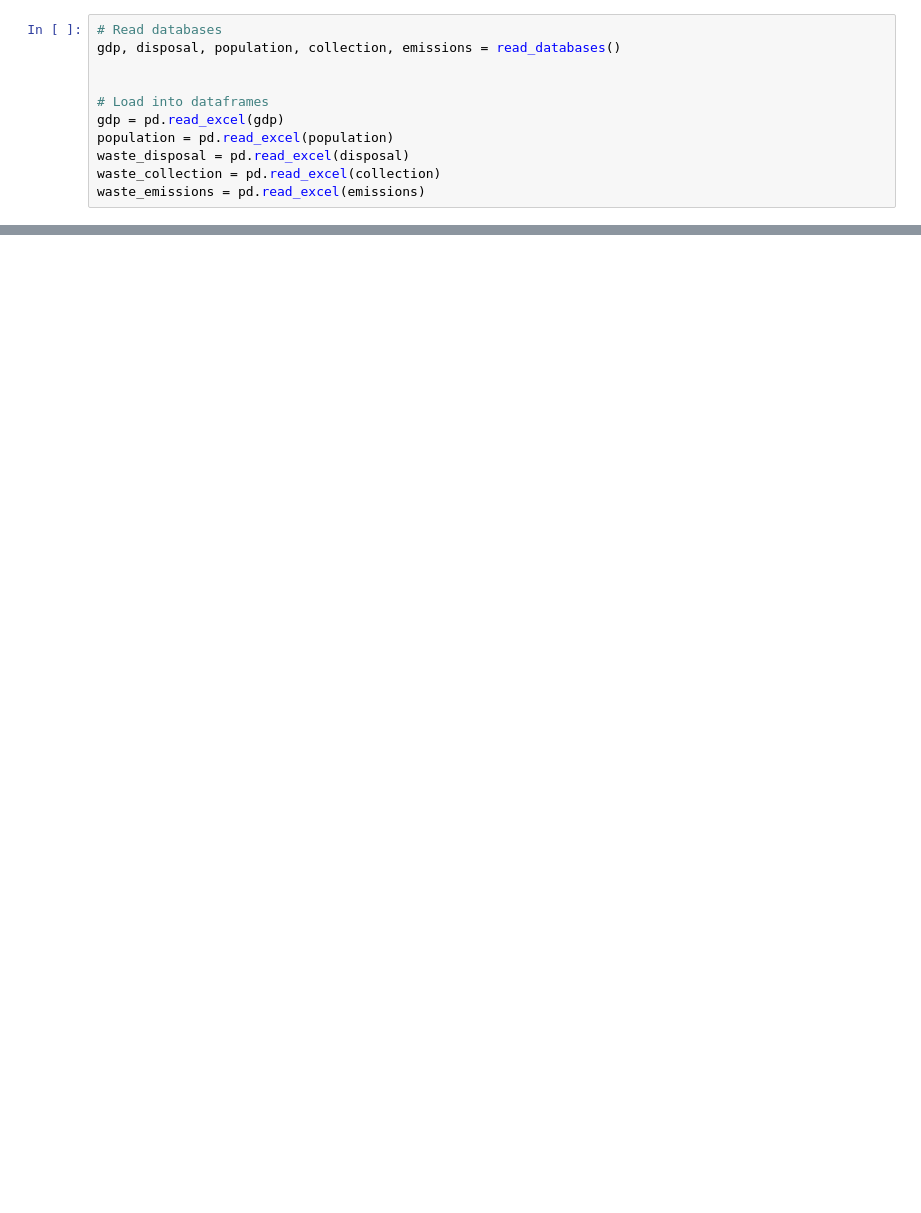
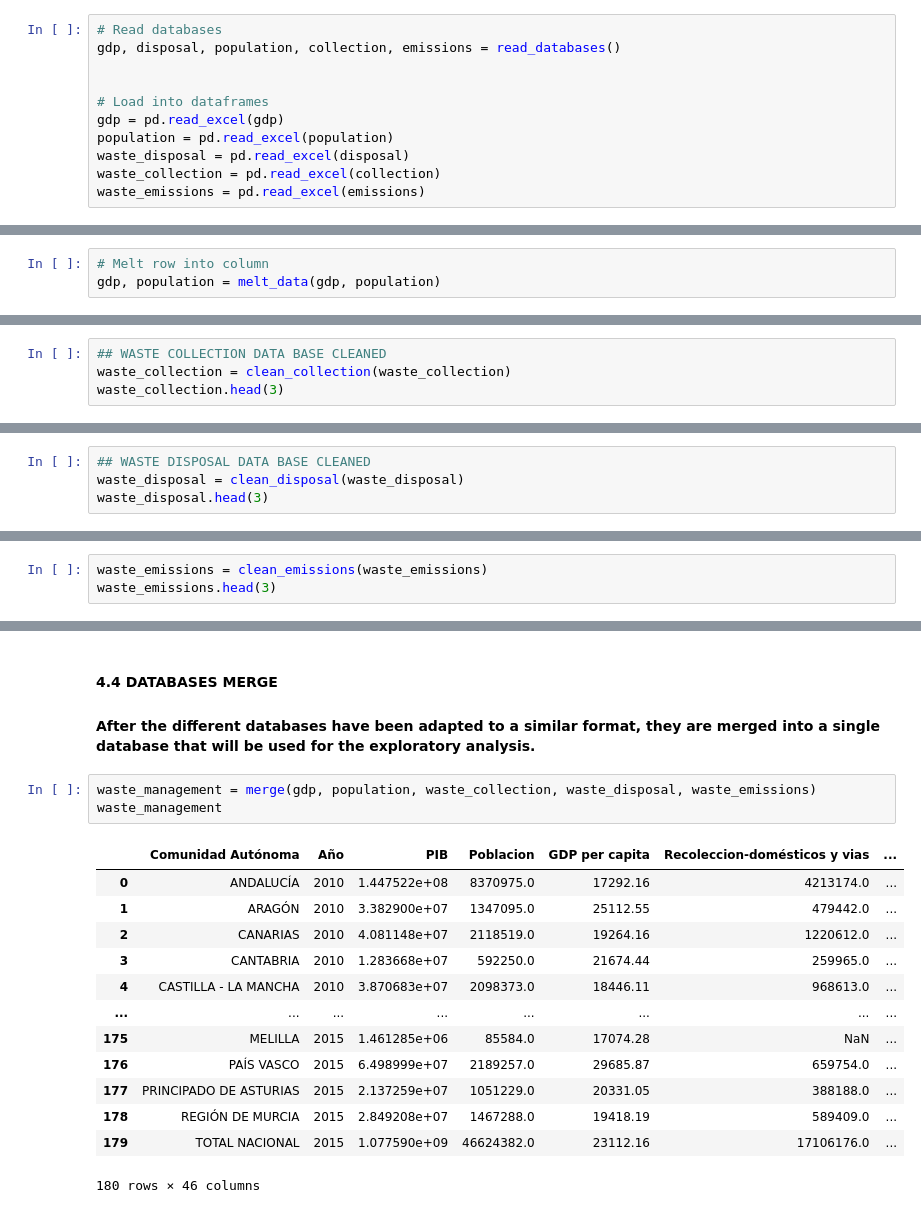
Before and after one commit to Marycruz1189/MaryC-MezaR, a Jupyter notebook: data_science_bootcamp_2021/Waste_Management_EDA_proyect/src/main.ipynb, the cells around one changed output, grey strips where cells are left out. Drawn from its saved outputs; the diff is of its cells as text; blank space fills up the shorter version.

```diff
--- a/data_science_bootcamp_2021/Waste_Management_EDA_proyect/src/main.ipynb
+++ b/data_science_bootcamp_2021/Waste_Management_EDA_proyect/src/main.ipynb
@@ -45,0 +96,3 @@ waste_emissions = pd.read_excel(emissions)
+# %%
+# Melt row into column
+gdp, population = melt_data(gdp, population)
@@ -45,0 +117,4 @@ waste_emissions = pd.read_excel(emissions)
+# %%
+## WASTE COLLECTION DATA BASE CLEANED
+waste_collection = clean_collection(waste_collection)
+waste_collection.head(3)
@@ -45,0 +126,4 @@ waste_emissions = pd.read_excel(emissions)
+# %%
+## WASTE DISPOSAL DATA BASE CLEANED
+waste_disposal = clean_disposal(waste_disposal)
+waste_disposal.head(3)
@@ -45,0 +138,3 @@ waste_emissions = pd.read_excel(emissions)
+# %%
+waste_emissions = clean_emissions(waste_emissions)
+waste_emissions.head(3)
@@ -45,0 +146,20 @@ waste_emissions = pd.read_excel(emissions)
+# %% [markdown]
+#### 4.4 DATABASES MERGE
+#### After the different databases have been adapted to a similar format, they are merged into a single database that will be used for the exploratory analysis.
+# %%
+waste_management = merge(gdp, population, waste_collection, waste_disposal, waste_emissions)
+waste_management
+# %% [output]
+|  | Comunidad Autónoma | Año | PIB | Poblacion | GDP per capita | Recoleccion-domésticos y vias | ... |
+| 0 | ANDALUCÍA | 2010 | 1.447522e+08 | 8370975.0 | 17292.16 | 4213174.0 | ... |
+| 1 | ARAGÓN | 2010 | 3.382900e+07 | 1347095.0 | 25112.55 | 479442.0 | ... |
+| 2 | CANARIAS | 2010 | 4.081148e+07 | 2118519.0 | 19264.16 | 1220612.0 | ... |
+| 3 | CANTABRIA | 2010 | 1.283668e+07 | 592250.0 | 21674.44 | 259965.0 | ... |
+| 4 | CASTILLA - LA MANCHA | 2010 | 3.870683e+07 | 2098373.0 | 18446.11 | 968613.0 | ... |
+| ... | ... | ... | ... | ... | ... | ... | ... |
+| 175 | MELILLA | 2015 | 1.461285e+06 | 85584.0 | 17074.28 | NaN | ... |
+| 176 | PAÍS VASCO | 2015 | 6.498999e+07 | 2189257.0 | 29685.87 | 659754.0 | ... |
+| 177 | PRINCIPADO DE ASTURIAS | 2015 | 2.137259e+07 | 1051229.0 | 20331.05 | 388188.0 | ... |
+| 178 | REGIÓN DE MURCIA | 2015 | 2.849208e+07 | 1467288.0 | 19418.19 | 589409.0 | ... |
+| 179 | TOTAL NACIONAL | 2015 | 1.077590e+09 | 46624382.0 | 23112.16 | 17106176.0 | ... |
+180 rows × 46 columns
```
Also changed, not shown: parts of 24 cells of this notebook, 20 other files.
